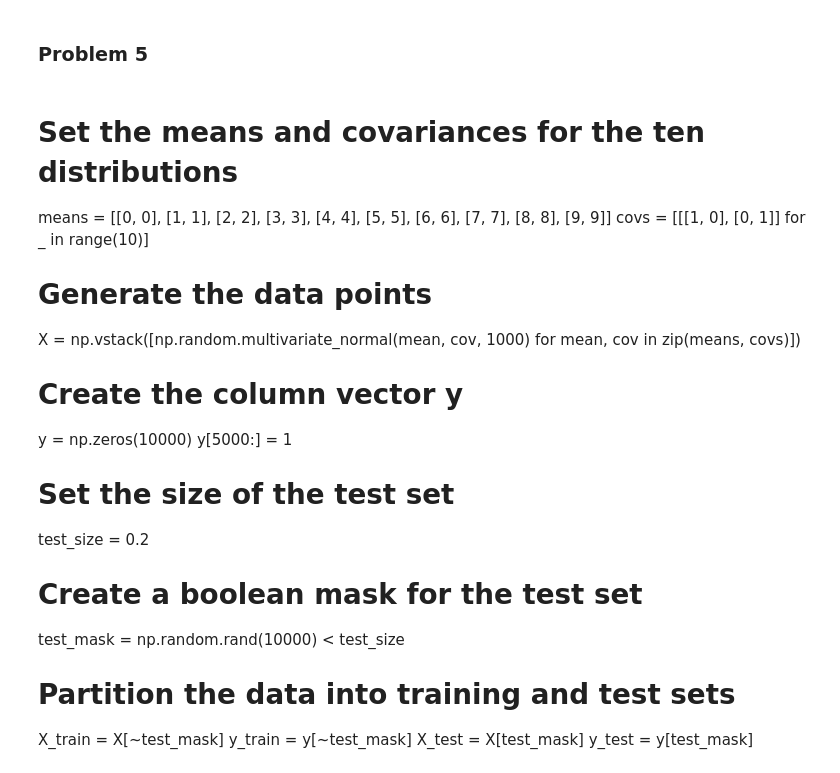
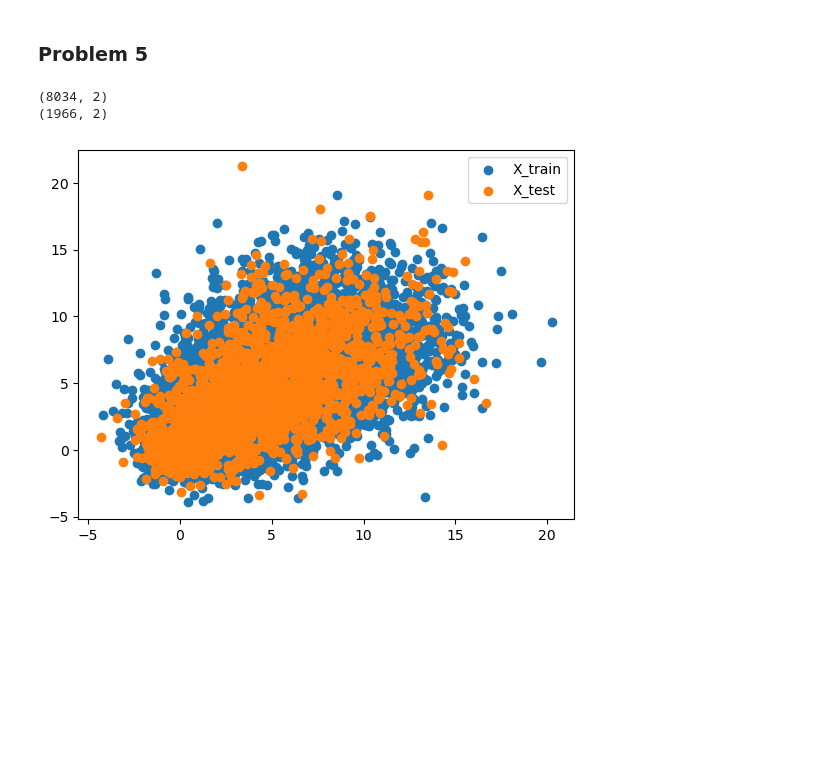
Before and after one commit to vohuynhquangnguyen/portfolio.codes-and-bytes, a Jupyter notebook: okstate/CS-5078-Machine-Learning/assignments/CS-5078-assignment-01.ipynb, the cells around one changed output. Cells and saved outputs as stored; diff of their text form; code cells hidden in the pictures; blank space fills up the shorter version.

```diff
--- a/okstate/CS-5078-Machine-Learning/assignments/CS-5078-assignment-01.ipynb
+++ b/okstate/CS-5078-Machine-Learning/assignments/CS-5078-assignment-01.ipynb
@@ -219,25 +271,46 @@ plt.scatter(x = X_test_class_0_incorrected[ : , 0], y = X_test_class_0_incorrect
 # %% [markdown]
 ### Problem 5
-# %% [markdown]
-# Set the means and covariances for the ten distributions
-means = [[0, 0], [1, 1], [2, 2], [3, 3], [4, 4], [5, 5], [6, 6], [7, 7], [8, 8], [9, 9]]
-covs = [[[1, 0], [0, 1]] for _ in range(10)]
-
-# Generate the data points
-X = np.vstack([np.random.multivariate_normal(mean, cov, 1000) for mean, cov in zip(means, covs)])
-
-# Create the column vector y
-y = np.zeros(10000)
-y[5000:] = 1
-
-# Set the size of the test set
-test_size = 0.2
-
-# Create a boolean mask for the test set
-test_mask = np.random.rand(10000) < test_size
-
-# Partition the data into training and test sets
-X_train = X[~test_mask]
-y_train = y[~test_mask]
-X_test = X[test_mask]
-y_test = y[test_mask]
+# %%
+##
+# Create 10 different overlapping Gaussian distributions:
+#
+means = [[0, 0], [1, 1], [2, 2], [3, 3], [4, 4], [5, 5], [6, 6], [7, 7], [8, 8], [9, 9]]
+covs = [[[i + 1, 0], [0, i + 1]] for i in range(10)]
+X = [np.random.multivariate_normal(mean, cov, 1000) for mean, cov in zip(means, covs)]
+
+##
+# Create X:
+#
+X = np.vstack(X)
+
+##
+# Create Y:
+#
+Y = np.zeros(10000)
+Y[5000:] = 1
+
+##
+# Partition X and Y into training and test sets:
+#
+cutoff = 0.8
+mask = np.random.rand(X.shape[0]) < cutoff
+X_train = X[mask]
+X_test = X[np.logical_not(mask)]
+
+Y_train = Y[mask]
+Y_test = Y[np.logical_not(mask)]
+
+##
+# Sanity check:
+#
+print(X_train.shape)
+print(X_test.shape)
+fig, axs = plt.subplots()
+axs.scatter(x = X_train[ : , 0], y = X_train[ : , 1], label = 'X_train')
+axs.scatter(x = X_test[ : , 0], y = X_test[ : , 1], label = 'X_test')
+axs.legend()
+plt.show()
+# %% [output]
+(8034, 2)
+(1966, 2)
+[figure, added]
```
Also changed, not shown: parts of 10 cells of this notebook.
